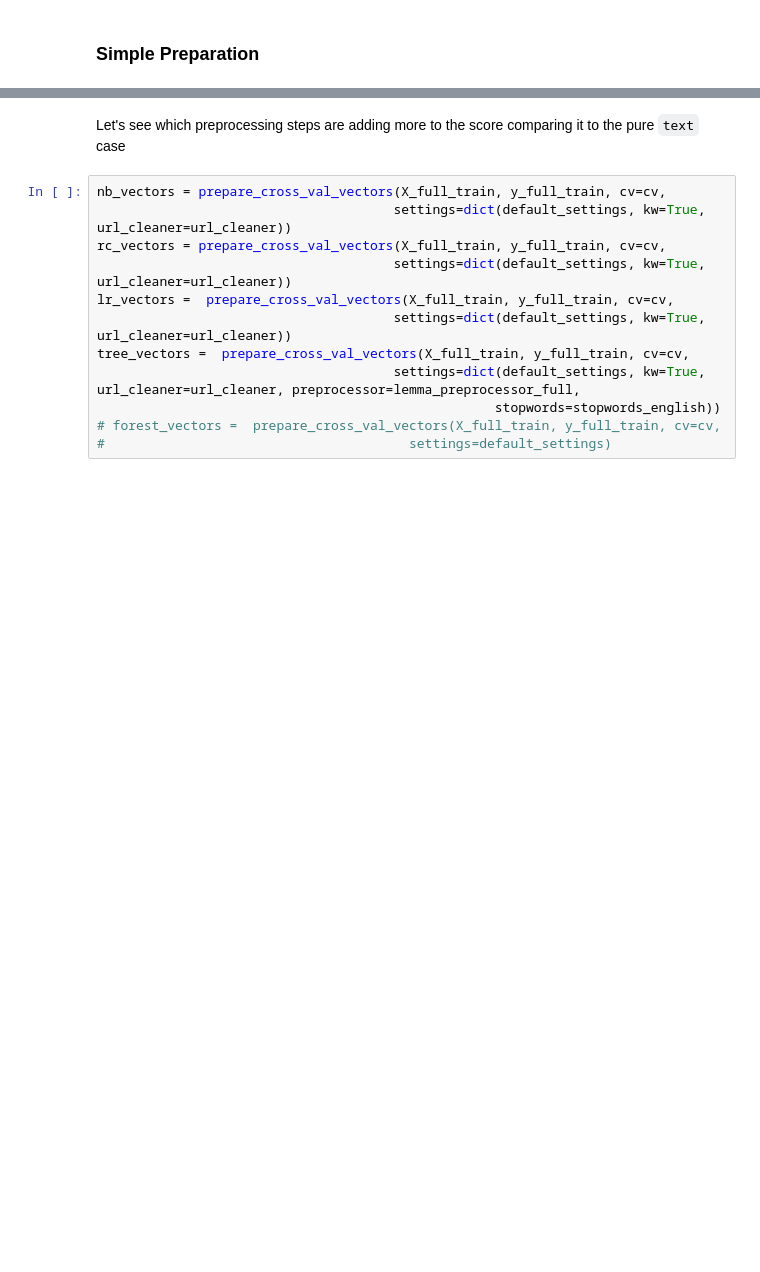
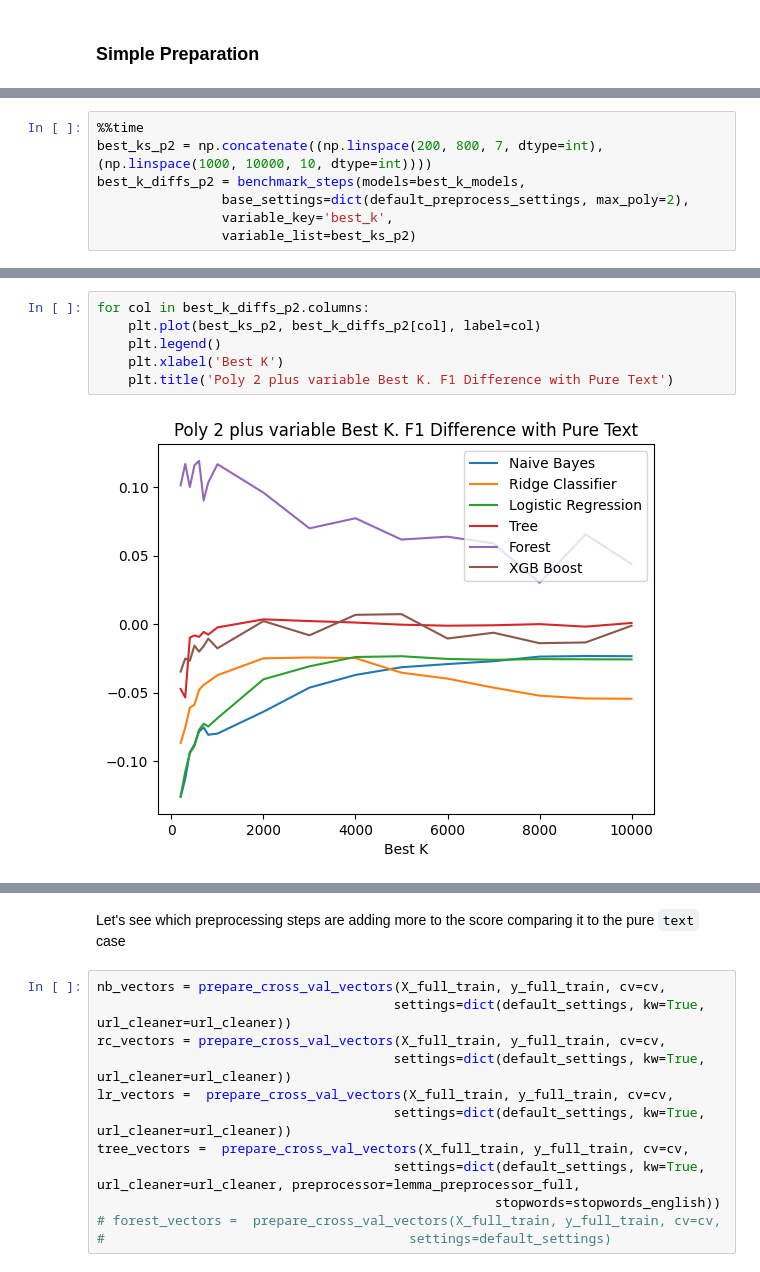
Before and after one commit to illyge/ml-zoomcamp-midterm-project, a Jupyter notebook: twitter_disasters.ipynb, the cells around one changed output, grey strips where cells are left out. Drawn from its saved outputs; the diff is of its cells as text; blank space fills up the shorter version.

```diff
--- a/twitter_disasters.ipynb
+++ b/twitter_disasters.ipynb
@@ -853,0 +830,7 @@ simple_diffs
+# %%
+%%time
+best_ks_p2 = np.concatenate((np.linspace(200, 800, 7, dtype=int), (np.linspace(1000, 10000, 10, dtype=int))))
+best_k_diffs_p2 = benchmark_steps(models=best_k_models,
+                base_settings=dict(default_preprocess_settings, max_poly=2),
+                variable_key='best_k',
+                variable_list=best_ks_p2)
@@ -853,0 +840,8 @@ simple_diffs
+# %%
+for col in best_k_diffs_p2.columns:
+    plt.plot(best_ks_p2, best_k_diffs_p2[col], label=col)
+    plt.legend()
+    plt.xlabel('Best K')
+    plt.title('Poly 2 plus variable Best K. F1 Difference with Pure Text')
+# %% [output]
+[figure, added]
```
Also changed, not shown: parts of 37 cells of this notebook.
